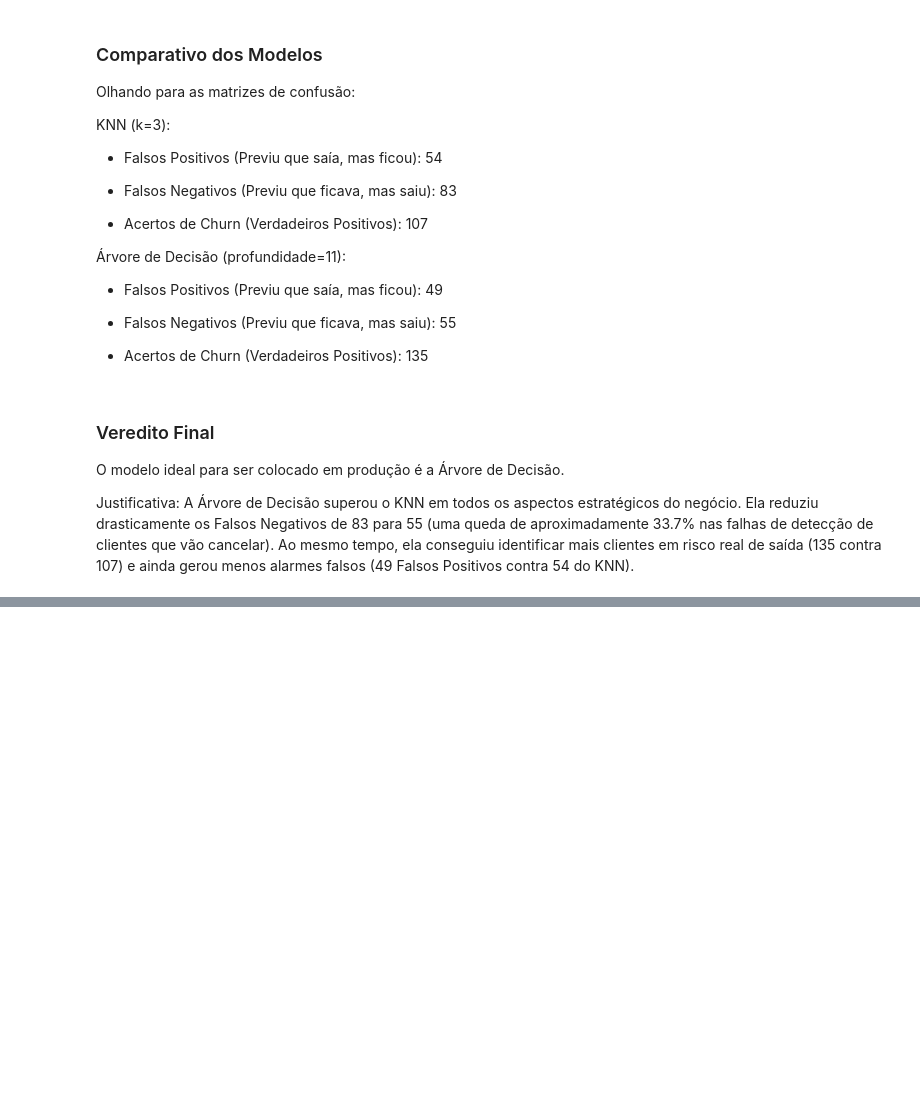
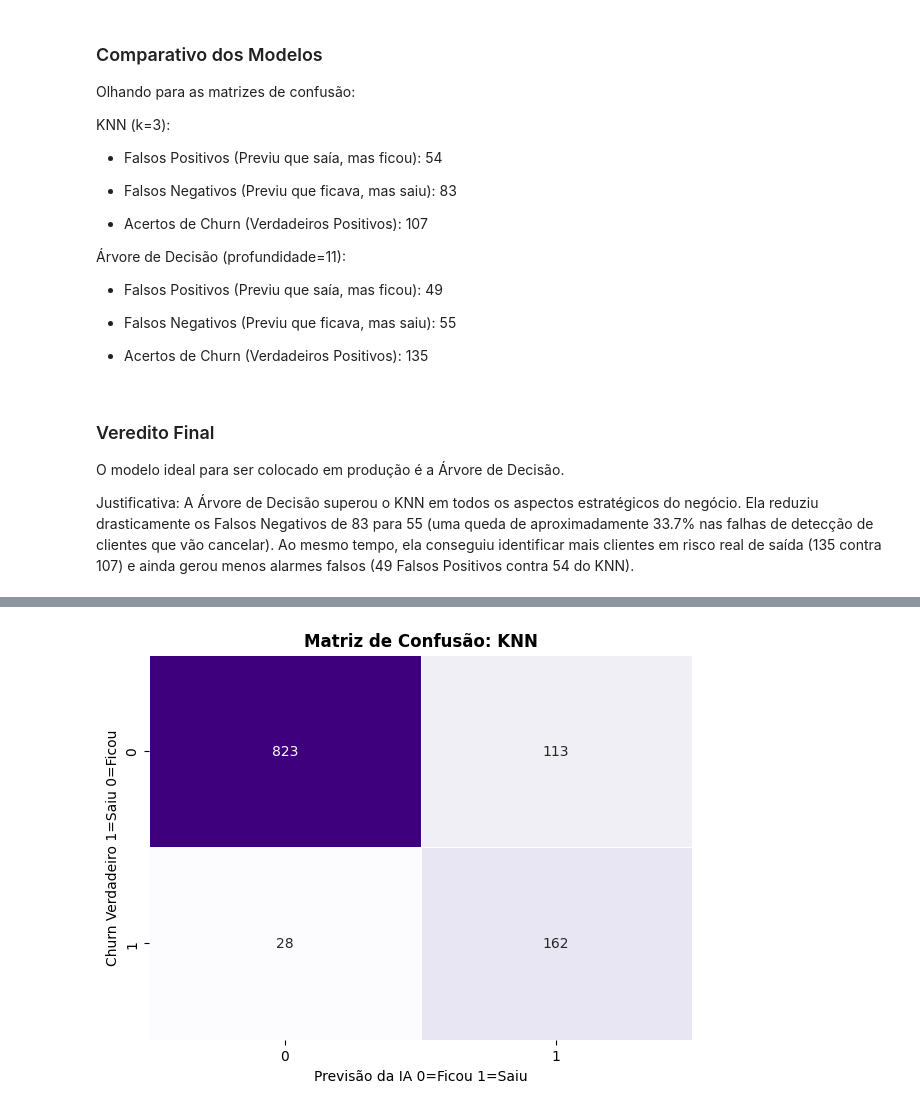
Before and after one commit to FeLazarotto/SCTEC-projeto-avaliativo-M1, a Jupyter notebook: SCTEC-projeto-avaliativo-M1.ipynb, the cells around one changed output, grey strips where cells are left out. Saved outputs shown, nothing was run; the diff lists cells and outputs as text; code cells hidden in the pictures; blank space fills up the shorter version.

Commit message:
add comentario da celula de testes

```diff
--- a/SCTEC-projeto-avaliativo-M1.ipynb
+++ b/SCTEC-projeto-avaliativo-M1.ipynb
@@ -716,57 +716,76 @@ O modelo ideal para ser colocado em produção é a Árvore de Decisão.
 Justificativa:
 A Árvore de Decisão superou o KNN em todos os aspectos estratégicos do negócio. Ela reduziu drasticamente os Falsos Negativos de 83 para 55 (uma queda de aproximadamente 33.7% nas falhas de detecção de clientes que vão cancelar). Ao mesmo tempo, ela conseguiu identificar mais clientes em risco real de saída (135 contra 107) e ainda gerou menos alarmes falsos (49 Falsos Positivos contra 54 do KNN).
 # %%
+#############################################################################################
+# A PARTIR DAQUI, O CÓDIGO FOI FEITO APENAS PARA TESTES E EXPERIMENTOS,
+# NÃO FAZ PARTE DO PROJETO AVALIATIVO.
+############################################################################################
+
 from sklearn.neighbors import KNeighborsClassifier
 from sklearn.metrics import classification_report
-x2 = X.copy()
-x2 = df_encoded.drop(columns=['Churn', 'PreferedOrderCat', 'CityTier', 'WarehouseToHome', 'OrderAmountHikeFromlastYear', 'NumberOfAddress'])
-y2 = df_encoded['Churn']
+# x2 = X.copy()
+# x2 = df_encoded.drop(columns=['Churn', 'PreferedOrderCat', 'CityTier', 'WarehouseToHome', 'OrderAmountHikeFromlastYear', 'NumberOfAddress'])
+# y2 = df_encoded['Churn']
 
-# x2_train, x2_test, y2_train, y2_test = train_test_split(
-#     x2, y2,
+# # x2_train, x2_test, y2_train, y2_test = train_test_split(
+# #     x2, y2,
+# #     test_size=0.2,
+# #     random_state=42,
+# #     stratify=y  # Como separamos o 'y', podemos usá-lo aqui para estratificar!
+# # )
+
+# # scaler = StandardScaler()
+# # x2_train_scaled = scaler.fit_transform(x2_train)
+# # x2_test_scaled = scaler.transform(x2_test)
+
+# ks = [3, 5, 7, 9]
+
+# # funcoes.treino_KNN(x2_train_scaled, y2_train, x2_test_scaled, y2_test, ks)
+
+# ############################################################################
+
+# from sklearn.feature_selection import SelectKBest
+# from sklearn.feature_selection import mutual_info_classif
+
+# selector = SelectKBest(
+#     score_func=mutual_info_classif,
+#     k=8
+# )
+
+# x_new = selector.fit_transform(x2, y2)
+
+# features = x2.columns[selector.get_support()]
+# print(features)
+
+# x_new_selected = x2[features].copy()
+
+# # print(x_new_selected.head())
+# # print(x_new_selected.columns)
+
+# x_new_train, x_new_test, y_new_train, y_new_test = train_test_split(
+#     x_new_selected, y2,
 #     test_size=0.2,
 #     random_state=42,
 #     stratify=y  # Como separamos o 'y', podemos usá-lo aqui para estratificar!
 # )
 
 # scaler = StandardScaler()
-# x2_train_scaled = scaler.fit_transform(x2_train)
-# x2_test_scaled = scaler.transform(x2_test)
+# x_new_train_scaled = scaler.fit_transform(x_new_train)
+# x_new_test_scaled = scaler.transform(x_new_test)
 
-ks = [3, 5, 7, 9]
+# funcoes.treino_KNN(x_new_train_scaled, y_new_train, x_new_test_scaled, y_new_test, ks)
 
-# funcoes.treino_KNN(x2_train_scaled, y2_train, x2_test_scaled, y2_test, ks)
 
-############################################################################
 
-from sklearn.feature_selection import SelectKBest
-from sklearn.feature_selection import mutual_info_classif
-
-selector = SelectKBest(
-    score_func=mutual_info_classif,
-    k=8
-)
-
-x_new = selector.fit_transform(x2, y2)
-
-features = x2.columns[selector.get_support()]
-print(features)
-
-x_new_selected = x2[features].copy()
-
-# print(x_new_selected.head())
-# print(x_new_selected.columns)
-
-x_new_train, x_new_test, y_new_train, y_new_test = train_test_split(
-    x_new_selected, y2,
-    test_size=0.2,
-    random_state=42,
-    stratify=y  # Como separamos o 'y', podemos usá-lo aqui para estratificar!
-)
-
-scaler = StandardScaler()
-x_new_train_scaled = scaler.fit_transform(x_new_train)
-x_new_test_scaled = scaler.transform(x_new_test)
-
-funcoes.treino_KNN(x_new_train_scaled, y_new_train, x_new_test_scaled, y_new_test, ks)
+# Matriz de Confusão KNN
+lista_matriz_KNN = []
+for i in range(len(lista_KNN_scaled_smoted)):
+    print(f"\nMatriz de Confusão para KNN com k={lista_KNN_scaled_smoted[i]['k']}:")
+    plt.figure(figsize=(7, 5))
+    lista_matriz_KNN.append(confusion_matrix(y_test, lista_KNN_scaled_smoted[i]['y_pred']))  # Usando a previsão do modelo KNN com k=i
+    sns.heatmap(lista_matriz_KNN[i], annot=True, fmt='d', cmap='Purples', linewidths=0.5, cbar=False)
+    plt.title('Matriz de Confusão: KNN', fontsize=12, fontweight='bold')
+    plt.ylabel('Churn Verdadeiro 1=Saiu 0=Ficou', fontsize=10)
+    plt.xlabel('Previsão da IA 0=Ficou 1=Saiu', fontsize=10)
+    plt.show()
 # %% [output]
@@ -789,0 +793 @@ weighted avg       0.85      0.86      0.85      1126
+[figure, added]
```
Also changed, not shown: parts of 2 cells of this notebook, 1 other file.
